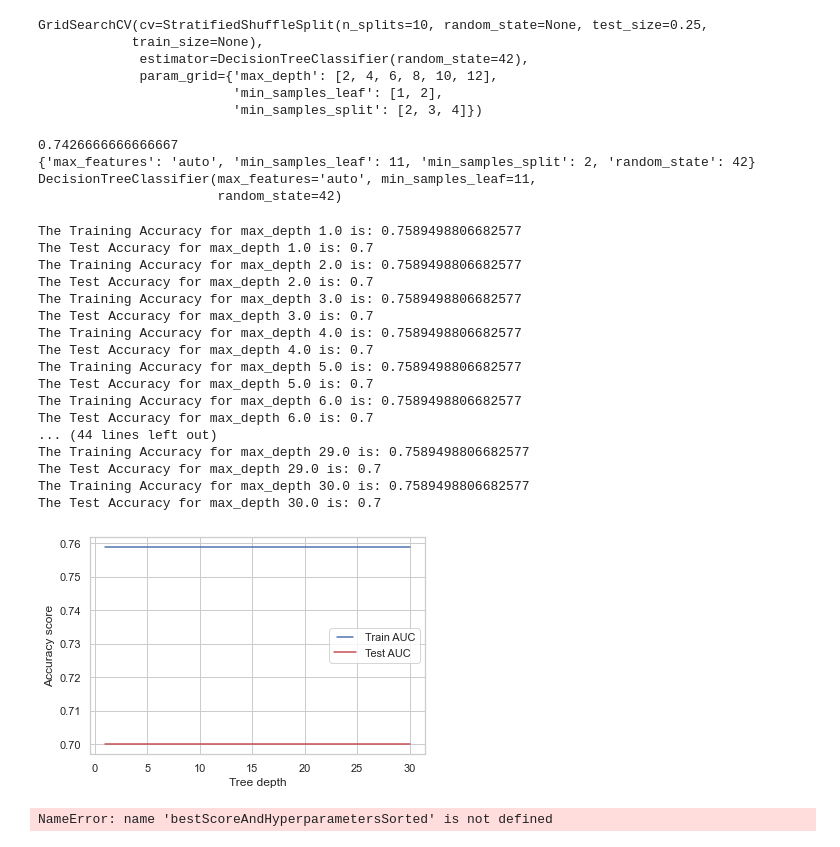
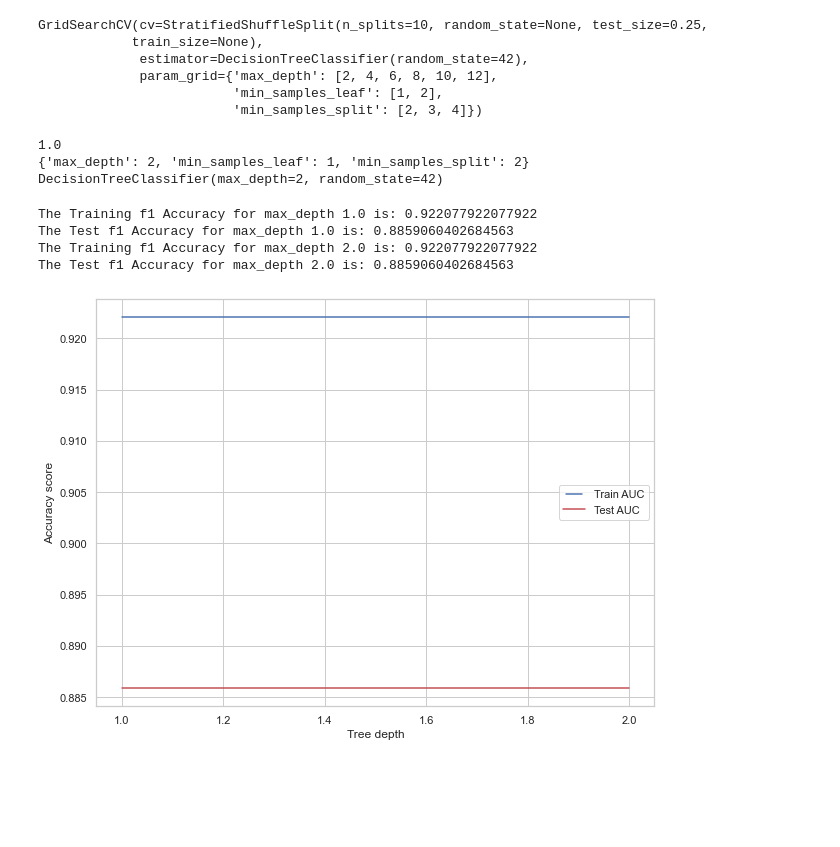
Before and after one commit to tuananh131001/Machine-Learning-Assigment1, a Jupyter notebook: Assignment_1.ipynb, the cells around one changed output. Saved outputs shown, nothing was run; the diff lists cells and outputs as text; code cells hidden in the pictures; blank space fills up the shorter version.

```diff
--- a/Assignment_1.ipynb
+++ b/Assignment_1.ipynb
@@ -194,3 +204,6 @@ features = ["PRG","PL","PR","SK","TS","M11","BD2","Age","Insurance"]
+# %%
+train = train.drop(columns=['ID','Insurance'])
+test = test.drop(columns=['ID','Insurance'])
 # %% [markdown]
 ## Rename Column Sepssis to Sepsis
 # %%
@@ -247,7 +258,7 @@ memory usage: 49.3+ KB
 # %% [markdown]
 ### Splitting dataset into X and Y
 # %%
-X = train[features]
+X = train
 y = train["Sepsis"]
 # %% [markdown]
 ## Check data of X
@@ -839,3 +841,6 @@ def age_impute(train, test):
         data = train.groupby(['Name_Title', 'Pclass'])['Age']
         i['Age'] = data.transform(lambda x: x.fillna(x.mean()))
     return train, test
+# %%
+plt.rcParams['figure.figsize'] = [10,7.5]
+sns.boxplot(data=train, orient="v")
@@ -929,13 +959,3 @@ def plot_confusionmatrix(y_train_pred,y_train,dom):
                ,xticklabels=['Positive','Negative'],cmap='Blues', fmt='g')
     plt.tight_layout()
     plt.show()
-
-model = gcv.best_estimator_
-model.fit(X_train,y_train)
-y_train_pred = model.predict(X_train)
-y_test_pred = model.predict(X_test)
-
-print(f'Train score {accuracy_score(y_train_pred,y_train)}')
-print(f'Test score {accuracy_score(y_test_pred,y_test)}')
-plot_confusionmatrix(y_train_pred,y_train,dom='Train')
-plot_confusionmatrix(y_test_pred,y_test,dom='Test')
@@ -1052,66 +1049,52 @@ GridSearchCV(cv=StratifiedShuffleSplit(n_splits=10, random_state=None, test_size
                          'min_samples_split': [2, 3, 4]})
 # %%
 ## Getting the best of everything.
-print (grid.best_score_)
-print (grid.best_params_)
-print(grid.best_estimator_)
+print (gcv.best_score_)
+print (gcv.best_params_)
+print(gcv.best_estimator_)
 # %% [output]
-0.7426666666666667
-{'max_features': 'auto', 'min_samples_leaf': 11, 'min_samples_split': 2, 'random_state': 42}
-DecisionTreeClassifier(max_features='auto', min_samples_leaf=11,
-                       random_state=42)
+1.0
+{'max_depth': 2, 'min_samples_leaf': 1, 'min_samples_split': 2}
+DecisionTreeClassifier(max_depth=2, random_state=42)
 # %%
-max_depths = np.linspace(1, 30, 30, endpoint=True) # List of values for tuning
+from sklearn.metrics import f1_score
+max_depths = np.linspace(1, 2, 2, endpoint=True) # List of values for tuning
 train_results = [] # Store train accuracy results
 test_results = []  # Store test accuracy results
 for max_depth in max_depths:
-   decisionTree = tree.DecisionTreeClassifier(max_depth= max_depth, random_state=42,criterion='gini',max_features='auto',
-                                 ccp_alpha = 0.03, max_leaf_nodes=15, min_samples_leaf=10, min_samples_split=2
+   decisionTree = tree.DecisionTreeClassifier(max_depth= 2,
+                                              random_state=42,
+                                              criterion='gini',
+                                              max_features='auto',
+                                              ccp_alpha = 0.03,
+                                              min_samples_leaf=1,
+                                              min_samples_split=2
                                 )
    decisionTree.fit(X_train, y_train)
    train_pred = decisionTree.predict(X_train)
-   train_acc = accuracy_score (y_train, train_pred)
+   train_acc = f1_score(y_train, train_pred)
    # Add accuracy score to previous train results
    train_results.append(train_acc)
 
    #test
    test_pred = decisionTree.predict(X_test)
-   test_acc = accuracy_score (y_test, test_pred)
+   test_acc = f1_score(y_test, test_pred)
    # Add auc score to previous test results
    test_results.append(test_acc)
 
-   print('The Training Accuracy for max_depth {} is:'.format(max_depth), train_acc)
-   print('The Test Accuracy for max_depth {} is:'.format(max_depth), test_acc)
+   print('The Training f1 Accuracy for max_depth {} is:'.format(max_depth), train_acc)
+   print('The Test f1 Accuracy for max_depth {} is:'.format(max_depth), test_acc)
 
 from matplotlib.legend_handler import HandlerLine2D
 line1, = plt.plot(max_depths, train_results, "b", label='Train AUC')
 line2, = plt.plot(max_depths, test_results, "r", label='Test AUC')
 plt.legend(handler_map={line1: HandlerLine2D(numpoints=2)})
 plt.ylabel('Accuracy score')
 plt.xlabel('Tree depth')
 plt.show()
 # %% [output]
-The Training Accuracy for max_depth 1.0 is: 0.7589498806682577
-The Test Accuracy for max_depth 1.0 is: 0.7
-The Training Accuracy for max_depth 2.0 is: 0.7589498806682577
-The Test Accuracy for max_depth 2.0 is: 0.7
-The Training Accuracy for max_depth 3.0 is: 0.7589498806682577
-The Test Accuracy for max_depth 3.0 is: 0.7
-The Training Accuracy for max_depth 4.0 is: 0.7589498806682577
-The Test Accuracy for max_depth 4.0 is: 0.7
-The Training Accuracy for max_depth 5.0 is: 0.7589498806682577
-The Test Accuracy for max_depth 5.0 is: 0.7
-The Training Accuracy for max_depth 6.0 is: 0.7589498806682577
-The Test Accuracy for max_depth 6.0 is: 0.7
-... (44 lines left out)
-The Training Accuracy for max_depth 29.0 is: 0.7589498806682577
-The Test Accuracy for max_depth 29.0 is: 0.7
-The Training Accuracy for max_depth 30.0 is: 0.7589498806682577
-The Test Accuracy for max_depth 30.0 is: 0.7
+The Training f1 Accuracy for max_depth 1.0 is: 0.922077922077922
+The Test f1 Accuracy for max_depth 1.0 is: 0.8859060402684563
+The Training f1 Accuracy for max_depth 2.0 is: 0.922077922077922
+The Test f1 Accuracy for max_depth 2.0 is: 0.8859060402684563
-[figure, old version]
+[figure, new version]
-# %%
-"""Let's check out LR separately."""
-print(f"LR Best Score: {bestScoreAndHyperparametersSorted.loc['LR'][0]}")
-print(f"And Best Parameters: {bestScoreAndHyperparametersSorted.loc['LR'][1]}")
-# %% [output]
-NameError: name 'bestScoreAndHyperparametersSorted' is not defined
```
Also changed, not shown: parts of 57 cells of this notebook.
